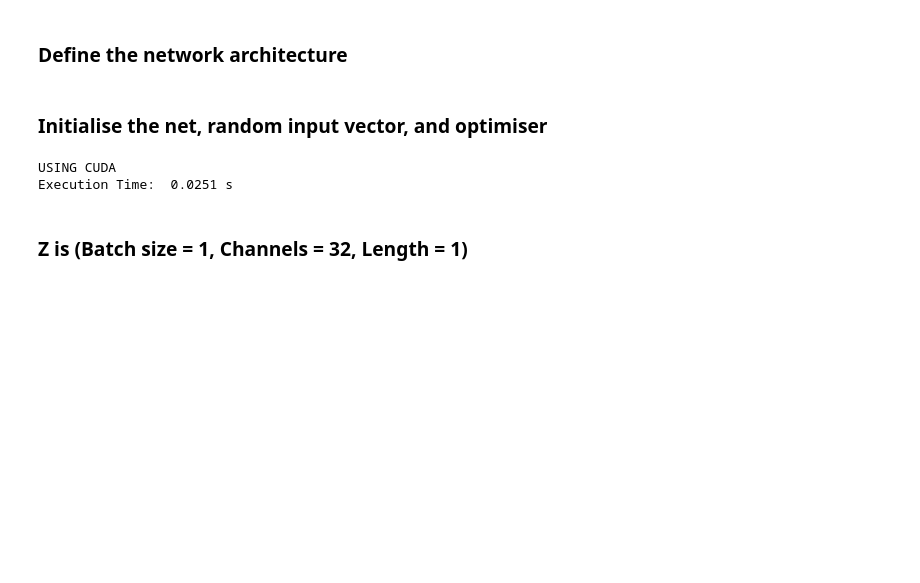
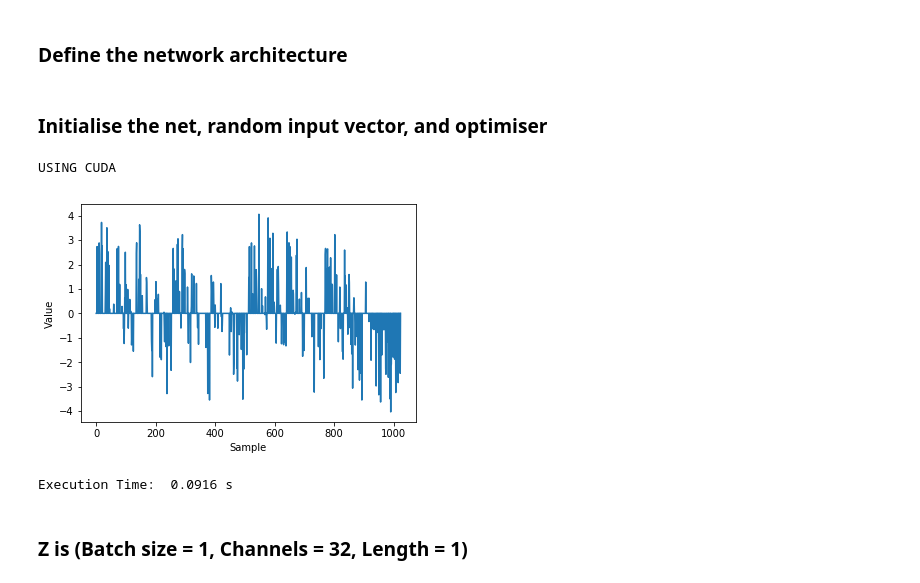
Before and after one commit to Sriram-Ravula/Sine_DIP, a Jupyter notebook: SineWave-DIP.ipynb, the cells around one changed output. Saved outputs shown, nothing was run; the diff lists cells and outputs as text; code cells hidden in the pictures; blank space fills up the shorter version.

```diff
--- a/SineWave-DIP.ipynb
+++ b/SineWave-DIP.ipynb
@@ -229,34 +229,41 @@ if CUDA: # move network to GPU if available
     print("USING CUDA")
 else:
     print("RUNNING ON CPU")
 
 # initialize fully-connected layer weights as our matrix A
 # if compressed, A_tensor: gaussian(0,1) entries in matrix of dim'n R^(num_meas x (wave_size*num_channels)) with normalized columns
 # else, A = identity
 if compressed:
     if compressed_noisy:
         net.fc.weight.data = (1 / math.sqrt(1.0 * num_measurements)) * torch.randn(num_measurements, WAVE_SIZE * nc) #measurement matrix is normalized gaussian R^(num_measurements, wave_size*num_channels)
     else:
         kept_samples = random.sample(range(0, WAVE_SIZE), num_measurements) #randomly select num_measurements samples to keep
         net.fc.weight.data = torch.eye(WAVE_SIZE)[kept_samples,:] #grab rows corresponding to index of randomly kept samples from identity
+        sampled_wave = np.zeros((len(y0)))
+        sampled_wave[kept_samples] = y0[kept_samples]
+        plt.plot(np.arange(1024), sampled_wave)
+        plt.xlabel("Sample")
+        plt.ylabel("Value")
+        plt.show()
 else:
     net.fc.weight.data = torch.eye(WAVE_SIZE)
 
 allparams = [x for x in net.parameters()] #specifies which to compute gradients of
 allparams = allparams[:-1] # get rid of last item in list (fc layer) because it's memory intensive
 
 # Define input seed z as Torch variable, normalize
 z = Variable(torch.zeros(ALEX_BATCH_SIZE*Z_NUM).type(dtype).view(ALEX_BATCH_SIZE,Z_NUM,1))
 z.data.normal_().type(dtype)
 
 # Define optimizer
 optim = torch.optim.RMSprop(allparams,lr=LR,momentum=MOM, weight_decay=WD)
 
 end = time.time()
 print("Execution Time: ", round(end-start, 4), "s")
 # %% [output]
 USING CUDA
-Execution Time:  0.0251 s
+[figure, added]
+Execution Time:  0.0916 s
 # %% [markdown]
 ### Z is (Batch size = 1, Channels = 32, Length = 1)
 # %%
```
Also changed, not shown: parts of 6 cells of this notebook, 5 other files.
